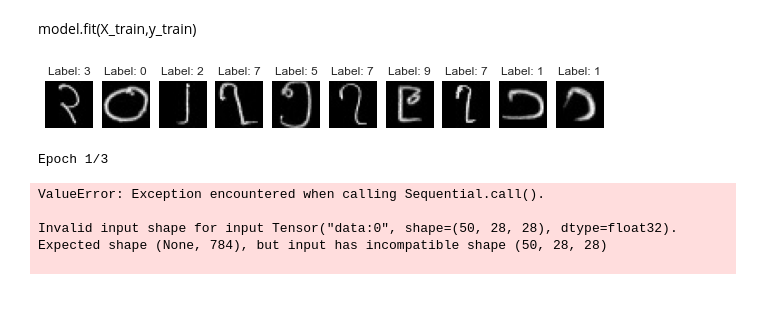
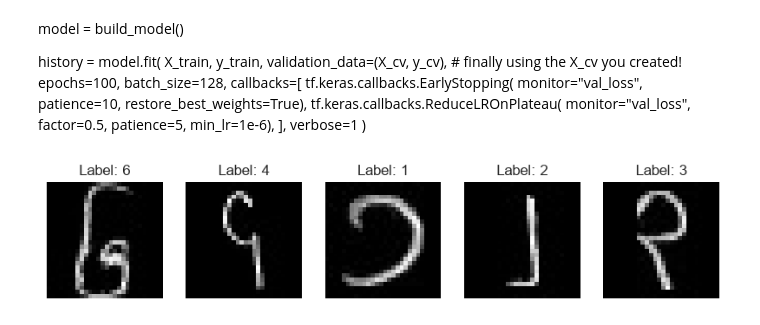
Before and after one commit to mmkktt2003/HandWritten-Digit-Recognition-for-Burmese-digits, a Jupyter notebook: source.ipynb, the cells around one changed output. Drawn from its saved outputs; the diff is of its cells as text; code cells hidden in the pictures.

```diff
--- a/source.ipynb
+++ b/source.ipynb
@@ -59,10 +59,6 @@ y_train = load_labels(train_labels_path)
 test_images = load_images(test_images_path)
 test_labels = load_labels(test_labels_path)
 X_test, X_cv, y_test, y_cv = train_test_split(test_images, test_labels, test_size=0.1, random_state=42)
-X_train = X_train/255.0
-X_test = X_test/255.0
-X_cv = X_cv/255.0
-# Print the shapes to verify the data
-print("Training Labels Shape:", train_labels.shape)
-print("Test Images Shape:", test_images.shape)
-print("Test Labels Shape:", test_labels.shape)
+X_train = (X_train / 255.0).reshape(-1, 28, 28, 1)
+X_test  = (X_test  / 255.0).reshape(-1, 28, 28, 1)
+X_cv    = (X_cv    / 255.0).reshape(-1, 28, 28, 1)
@@ -116,28 +135,34 @@ Model: "sequential_4"
 # %% [markdown]
-model.fit(X_train,y_train)
+model = build_model()
+
+history = model.fit(
+    X_train, y_train,
+    validation_data=(X_cv, y_cv),   # finally using the X_cv you created!
+    epochs=100,
+    batch_size=128,
+    callbacks=[
+        tf.keras.callbacks.EarlyStopping(
+            monitor="val_loss", patience=10, restore_best_weights=True),
+        tf.keras.callbacks.ReduceLROnPlateau(
+            monitor="val_loss", factor=0.5, patience=5, min_lr=1e-6),
+    ],
+    verbose=1
+)
 # %%
 # Selecting a few images to observe better
-num_images_to_show = 10
+num_images_to_show = 5
 indices = np.random.choice(len(X_cv), num_images_to_show, replace=False)
 
 plt.figure(figsize=(10, 2))
 
 for i, idx in enumerate(indices):
     plt.subplot(1, num_images_to_show, i + 1)
     plt.imshow(X_train[idx].reshape(28, 28), cmap='gray')  # Assuming images are 28x28 pixels
     plt.title(f"Label: {y_train[idx]}")
     plt.axis('off')
 
 plt.show()
 # %% [output]
-[figure, old version]
+[figure, new version]
-# %%
-model.fit(X_train,y_train, validation_data=(X_cv, y_cv), epochs=3, batch_size=50)
-# %% [output]
-Epoch 1/3
-ValueError: Exception encountered when calling Sequential.call().
-
-Invalid input shape for input Tensor("data:0", shape=(50, 28, 28), dtype=float32). Expected shape (None, 784), but input has incompatible shape (50, 28, 28)
-
 # %%
 #evaluate accuracy on test set
```
Also changed, not shown: parts of 7 cells of this notebook, 10 other files.
